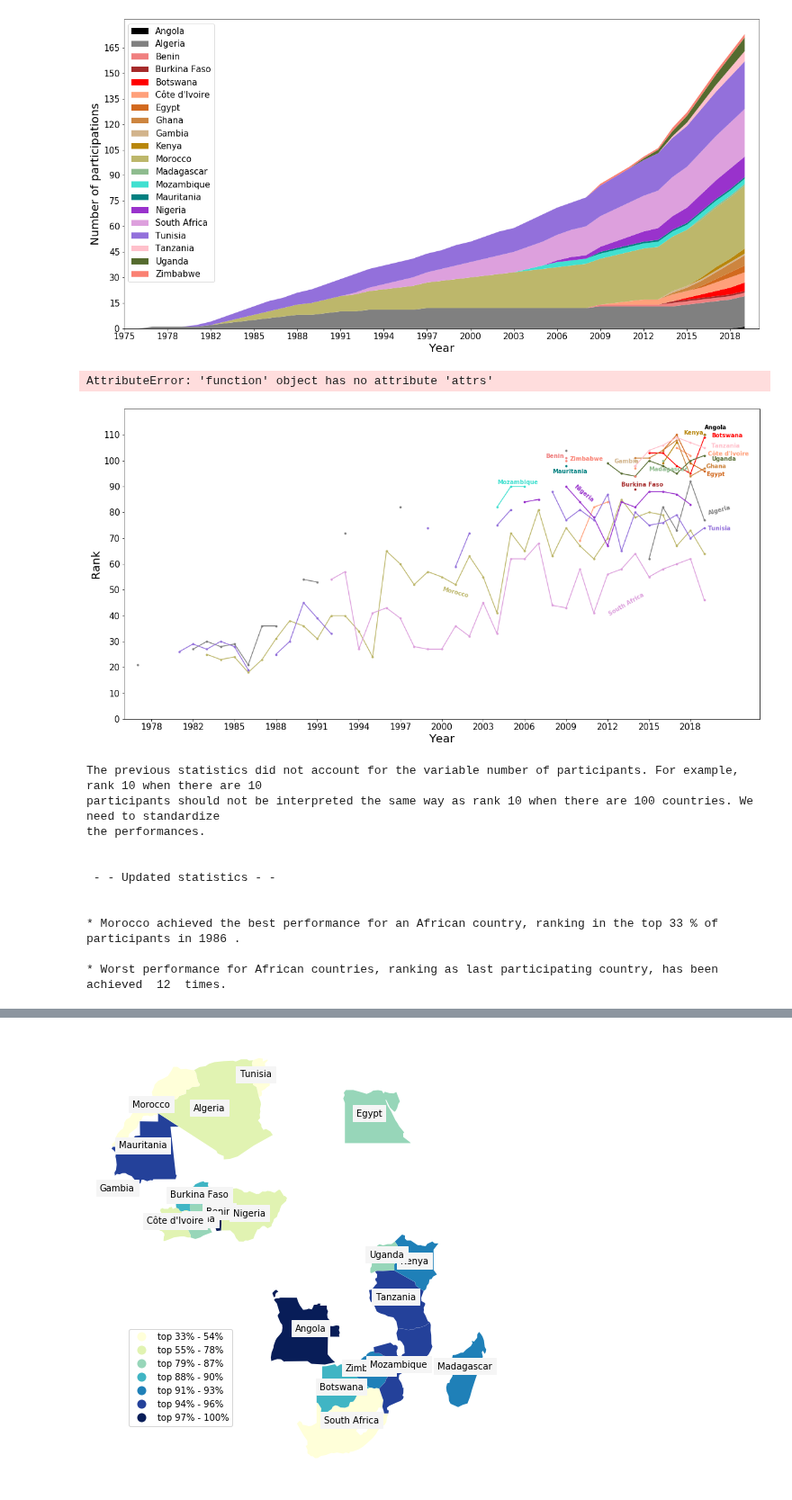
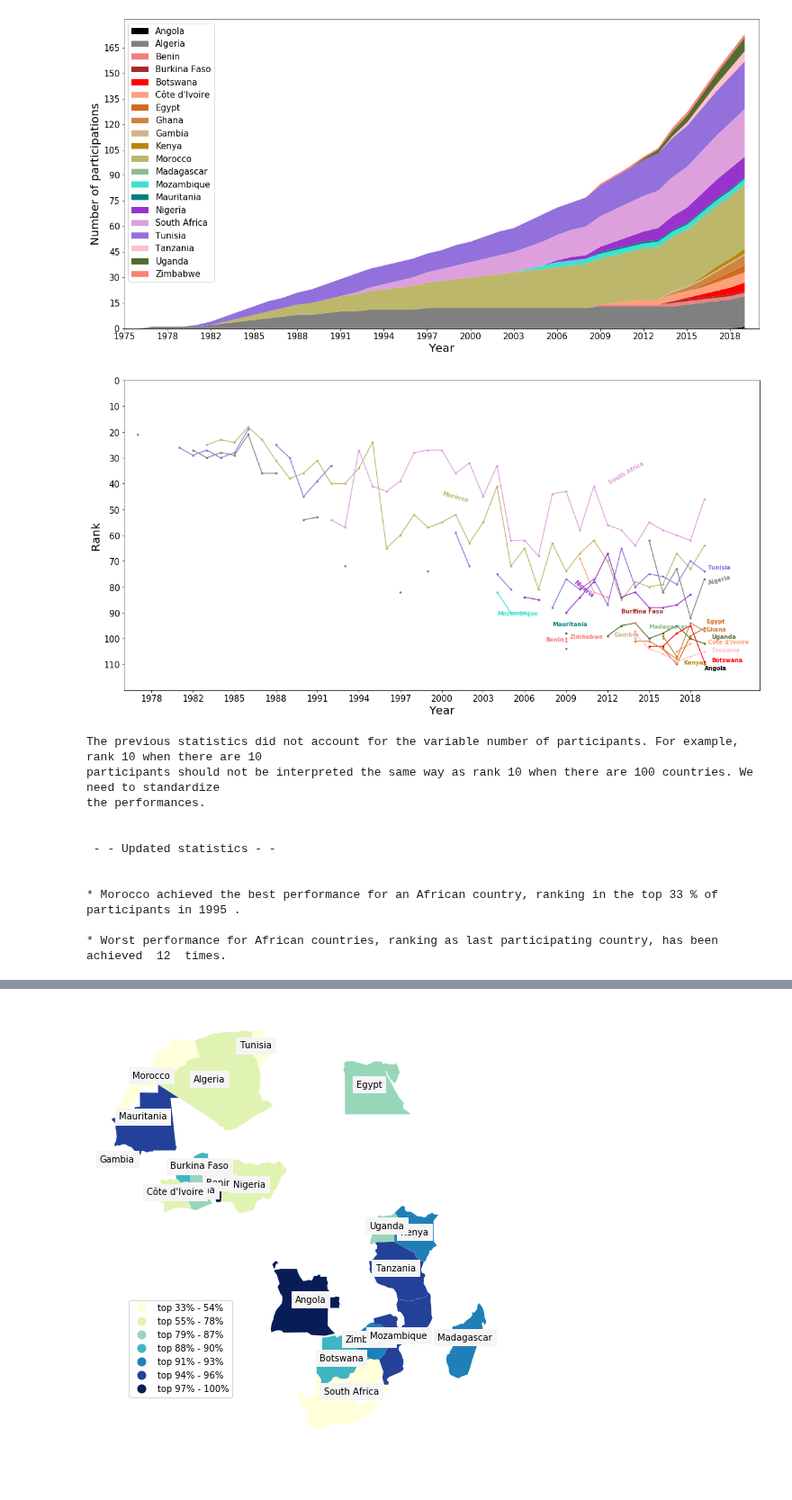
Before and after one commit to Djimdou/Side-Projects, a Jupyter notebook: IMO-Web-Scraping.ipynb, the cells around one changed output, grey strips where cells are left out. Shown at 90% size. Cells and saved outputs as stored; diff of their text form; code cells hidden in the pictures.

```diff
--- a/IMO-Web-Scraping.ipynb
+++ b/IMO-Web-Scraping.ipynb
@@ -161,10 +161,6 @@ plt.ylabel('Number of participations',fontsize=20)
 plt.show()
 # %% [output]
 [figure]
-# %%
-plt.stackplot.attrs()
-# %% [output]
-AttributeError: 'function' object has no attribute 'attrs'
 # %%
 # Plot: for each African country, evolution of its performance at IMO
 
@@ -175,35 +171,35 @@ for i in range(len(african_participant)):
 
 plt.xlabel('Year',fontsize=20)
 plt.ylabel('Rank',fontsize=20)
 
 plt.yticks(np.arange(0,120,10),fontsize=15)
 plt.xticks(np.arange(1,len(year),3),year[np.arange(1,len(year),3)][::-1],fontsize=15)
 
-plt.ylim(0,np.nanmax(data[african_participant])+10)
+plt.ylim(np.nanmax(data[african_participant])+10,0)
 plt.xlim(17,63)
 
 plt.text(x = 59, y = data[african_participant][0][::-1][-1]+2, s = name[african_participant][0], color = mycolors[0], rotation = 0, weight = 'bold')
 plt.text(x = 59.25, y = data[african_participant][1][::-1][-1]+2, s = name[african_participant][1], color = mycolors[1], rotation = 15, weight = 'bold')
 plt.text(x = 47.5, y = data[african_participant][2][::-1][54]+3, s = name[african_participant][2], color = mycolors[2], rotation = 0, weight = 'bold')
 plt.text(x = 53, y = data[african_participant][3][::-1][-6]+1, s = name[african_participant][3], color = mycolors[3], rotation = 0, weight = 'bold')
 plt.text(x = 59.5, y = data[african_participant][4][::-1][-1], s = name[african_participant][4], color = mycolors[4], rotation = 0, weight = 'bold')
 plt.text(x = 59.25, y = data[african_participant][5][::-1][-2], s = name[african_participant][5], color = mycolors[5], rotation = 0, weight = 'bold')
 plt.text(x = 59.125, y = data[african_participant][6][::-1][-1]-2, s = name[african_participant][6], color = mycolors[6], rotation = 0, weight = 'bold')
 plt.text(x = 59.125, y = data[african_participant][7][::-1][-1], s = name[african_participant][7], color = mycolors[7], rotation = 0, weight = 'bold')
 plt.text(x = 52.5, y = data[african_participant][8][::-1][-6]-1, s = name[african_participant][8], color = mycolors[8], rotation = 0, weight = 'bold')
 plt.text(x = 57.5, y = data[african_participant][9][::-1][-1], s = name[african_participant][9], color = mycolors[9], rotation = 0, weight = 'bold')
 plt.text(x = 40, y = data[african_participant][10][::-1][40]-8, s = name[african_participant][10], color = mycolors[10], rotation = -15, weight = 'bold')
 plt.text(x = 55, y = data[african_participant][11][::-1][-4]-4, s = name[african_participant][11], color = mycolors[11], rotation = 0, weight = 'bold')
 plt.text(x = 44, y = data[african_participant][12][::-1][-14]+1, s = name[african_participant][12], color = mycolors[12], rotation = 0, weight = 'bold')
 plt.text(x = 48, y = data[african_participant][13][::-1][-11]-3, s = name[african_participant][13], color = mycolors[13], rotation = 0, weight = 'bold')
 plt.text(x = 49.5, y = data[african_participant][14][::-1][-10], s = name[african_participant][14], color = mycolors[14], rotation = -40, weight = 'bold')
 plt.text(x = 52, y = data[african_participant][15][::-1][-9]-1, s = name[african_participant][15], color = mycolors[15], rotation = 30, weight = 'bold')
 plt.text(x = 59.25, y = data[african_participant][16][::-1][-1]-1, s = name[african_participant][16], color = mycolors[16], rotation = 0, weight = 'bold')
 plt.text(x = 59.5, y = data[african_participant][17][::-1][-1], s = name[african_participant][17], color = mycolors[17], rotation = 0, weight = 'bold')
 plt.text(x = 59.5, y = data[african_participant][18][::-1][-1]-2, s = name[african_participant][18], color = mycolors[18], rotation = 0, weight = 'bold')
 plt.text(x = 49.25, y = data[african_participant][19][::-1][-11], s = name[african_participant][19], color = mycolors[19], rotation = 0, weight = 'bold');
 # %% [output]
-[figure, old version]
+[figure, new version]
 # %%
 # Relative performance: rank divided by number of participants
 
@@ -226,8 +222,8 @@ print(end='\n')
 
 np.nanmin(data_standardized[african_participant],axis=1); # best relative performance for each African country
 
-print('*',name[african_participant[np.argmin(np.nanmin(data_standardized[african_participant],axis=1))]],'achieved the best performance for an African country, ranking in the top', int(round(np.nanmin(data_standardized[african_participant])*100)),'% of participants in', year[np.nanargmin(data[african_participant[np.argmin(np.nanmin(data_standardized[african_participant],axis=1))]])],'.')
-# Morocco achieved the best relative performance for an African country in 1982
+print('*',name[african_participant[np.argmin(np.nanmin(data_standardized[african_participant],axis=1))]],'achieved the best performance for an African country, ranking in the top', int(round(np.nanmin(data_standardized[african_participant])*100)),'% of participants in', year[np.nanargmin(data_standardized[african_participant[np.argmin(np.nanmin(data_standardized[african_participant],axis=1))]])],'.')
+# Morocco,
 
 print(end='\n')
 if (np.nanmax(data_standardized[african_participant]) == 1):
@@ -243,7 +239,7 @@ the performances.
  - - Updated statistics - -
 
 
-* Morocco achieved the best performance for an African country, ranking in the top 33 % of participants in 1986 .
+* Morocco achieved the best performance for an African country, ranking in the top 33 % of participants in 1995 .
 
 * Worst performance for African countries, ranking as last participating country, has been achieved  12  times.
 # %%
```
Also changed, not shown: parts of 1 cell of this notebook.
